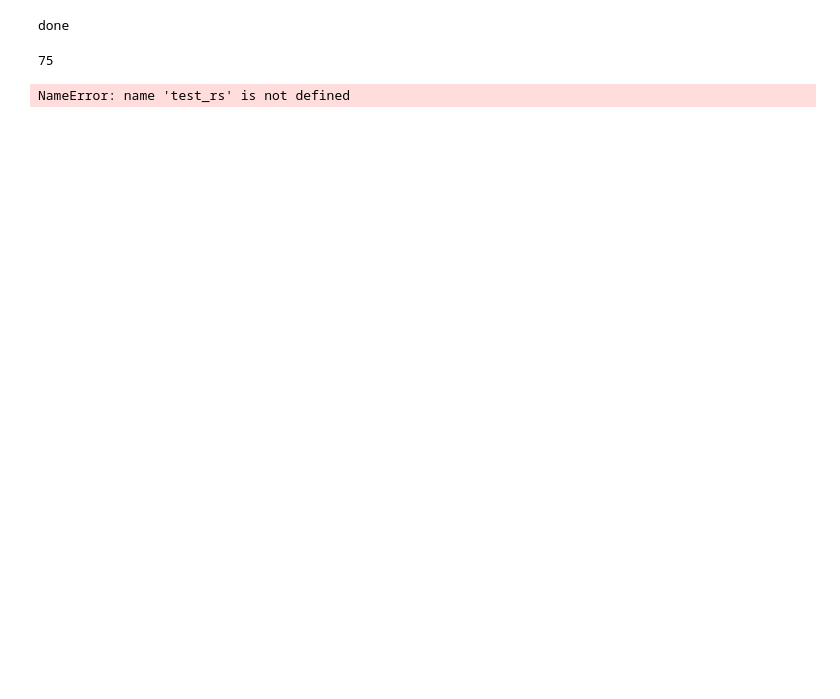
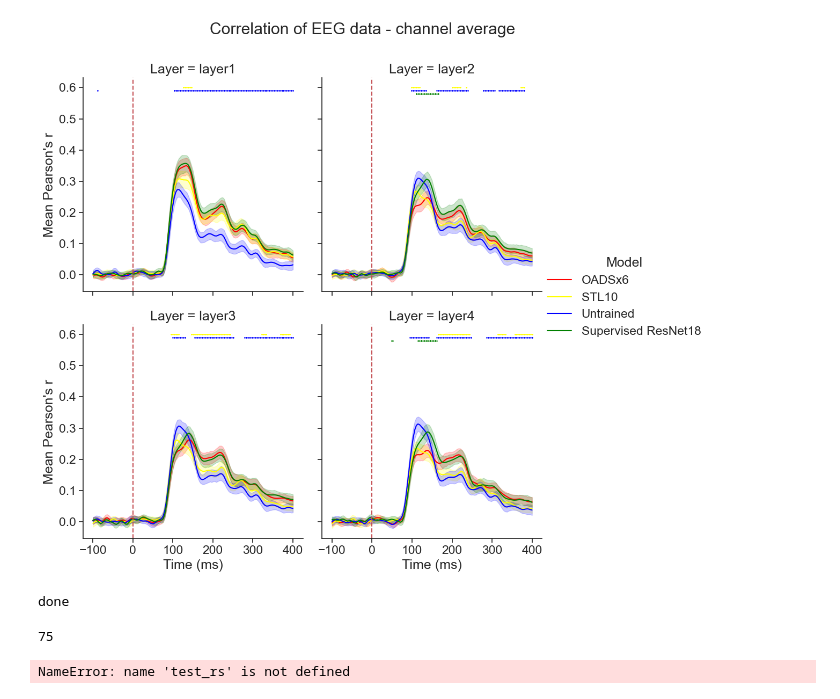
Before and after one commit to Yadino/SimCLR-OADS, a Jupyter notebook: linear evaluation/plot_EEG.ipynb, the cells around one changed output. Cells and saved outputs as stored; diff of their text form; code cells hidden in the pictures; blank space fills up the shorter version.

```diff
--- a/linear evaluation/plot_EEG.ipynb
+++ b/linear evaluation/plot_EEG.ipynb
@@ -352 +380,87 @@ for row in range(len(my_plot.axes)):
+# %%
+# PLOT ONE CHANNEL ONLY (AVR) Plot with significance values
+
+# plot a chosen one, and include it's real significance datas
+
+# Plot models against each other
+import seaborn
+import re
+
+
+seaborn.set(font_scale=1.5)
+seaborn.set_style('ticks')
+
+# Choose some specific layer or channel or whatever
+#data = data[data['Layer'] == 'layer1']
+
+# Use all
+data = test_rs_df
+
+
+# Correlation
+#my_plot = seaborn.relplot(data=data, x="Time_mapped", y="Value", hue="Model", col="Layer", row="Channel", kind="line", palette=colors_order)
+
+# To plot AVR only!!
+data = test_rs_df[test_rs_df['Channel'] == 'AVR']
+my_plot = seaborn.relplot(data=data, x="Time_mapped", y="Value", hue="Model", col="Layer", col_wrap=2, kind="line", palette=colors_order)
+
+# Add xline at x=0 for each plot
+for ax in my_plot.axes.flat:
+    # Add a vertical line at x=0
+    ax.axvline(x=0, color='r', linestyle='--')
+
+#my_plot.set_titles('{row_name} {col_name}')
+my_plot.fig.suptitle(f"Correlation of EEG data - channel average", y=1.05)
+my_plot.set_xlabels("Time (ms)", clear_inner=False)
+my_plot.set_ylabels("Mean Pearson's r", clear_inner=False)
+
+
+# adjust ticks...
+# Define the desired tick positions
+tick_positions = [-100, 0, 100, 200, 300, 400]
+
+# Set the tick positions on the x-axis
+plt.xticks(tick_positions)
+
+# Add stats to the graph!
+# Get the number of models
+num_models = len(models)
+
+# Scale the timepoints and shift them to reflect the actual time range
+scaled_timepoints = [(tp * 4) - 100 for tp in timepoints]
+
+# Model to compare against
+compare_model = 0
+
+# List of all other models (by index)
+other_model_idxs = numbers_list = [num for num in range(num_models) if num != compare_model]
+
+# Where to draw the asteriks on y (highest point)
+init_height_const = 0.6
+
+# removed columns here...
+# Iterate over each subplot
+for row in range(len(my_plot.axes)):
+    # Get the current axis
+    ax = my_plot.axes[row]
+
+    # Extract channel and layer from the title string
+    title = ax.get_title()
+    match = re.match(r'Layer = (\w+)', title)
+    if match:
+        #channel = match.group()
+        layer = match.group(1)
+
+        # TODO: change it to work on a list of models
+        height = init_height_const
+        for other_model_idx in other_model_idxs:
+            other_model = models[other_model_idx]
+
+            # get list of timepoints with significant vals
+            significant_timepoints = get_significance_arr(layer, "AVR", compare_model, other_model_idx)
+            # Plot them as dots
+            ax.scatter(x=significant_timepoints, y=[height for _ in significant_timepoints], color=colors_order[other_model_idx], marker='*', s=1)
+            height -= 0.01
+# %% [output]
+[figure, added]
 # %%
```
Also changed, not shown: parts of 10 cells of this notebook, 3 other files.
